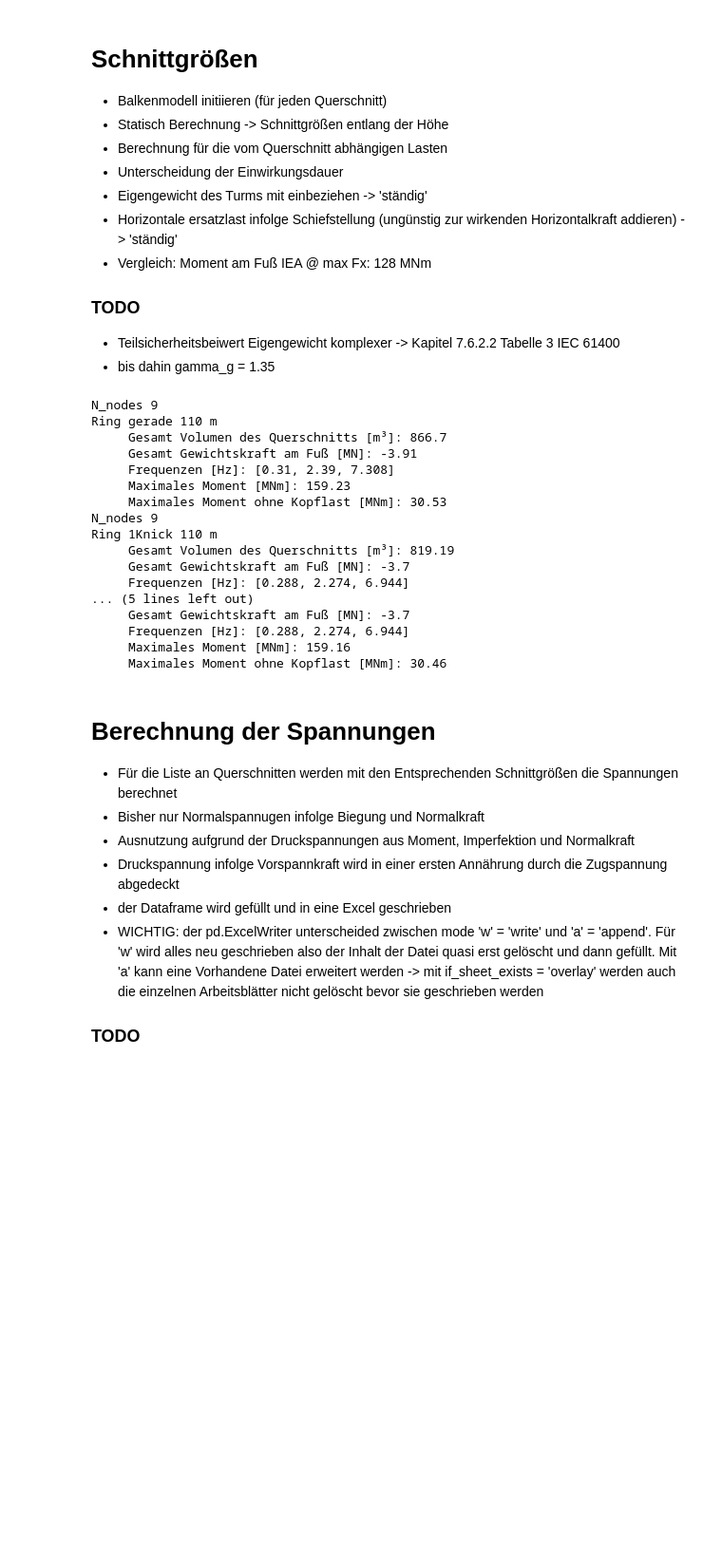
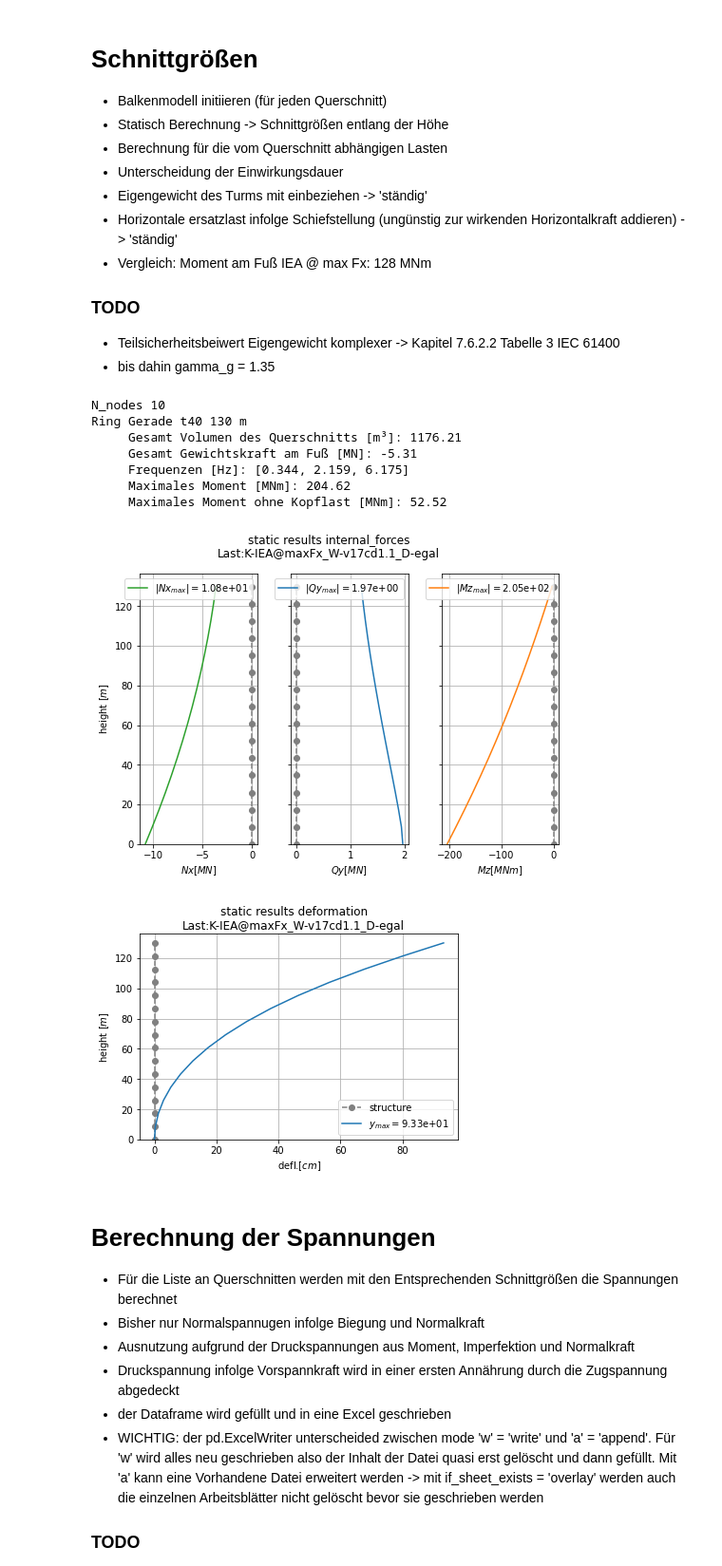
Before and after one commit to JoZimmer/CoupledBeams, a Jupyter notebook: 3DBeam/run_model.ipynb, the cells around one changed output. Shown at 95% size. Saved outputs shown, nothing was run; the diff lists cells and outputs as text; code cells hidden in the pictures; blank space fills up the shorter version.

Commit message:
FE_nodes independent

```diff
--- a/3DBeam/run_model.ipynb
+++ b/3DBeam/run_model.ipynb
@@ -254,5 +249,5 @@ Die Lasten werden/müssen in einer .npy datei gespeichert werden um vom beam gel
 # %%
-kopf_lasten_IEA = {'Fx':1.17E+06,'Fy':4.80E+04, 'Fz':-3.64E+06, 'Mx':5.98E+06, 'My':3.24E+06, 'Mz':2.31E+06}#
+kopf_lasten_IEA = {'Fx':1.17E+06,'Fy':4.80E+04, 'Fz':-3.64E+06, 'Mx':6.81E+06, 'My':3.24E+06, 'Mz':2.31E+06}# NOTE Mx = Mxy
 kopf_lasten_IEA_0 = {'Fx':0,'Fy':0, 'Fz':0, 'Mx':0, 'My':0, 'Mz':0} # als platzhalter um vorhanden Funktionen einfacher verwenden zu können
 kopf_lasten_beam = utils.convert_coordinate_system_and_consider_einwirkungsdauer(kopf_lasten_IEA) # Koordinaten definiton abweichend + gleichzeitig einteilung der Lasten in Einwirkungsdauer
 kopf_lasten_beam_0 = utils.convert_coordinate_system_and_consider_einwirkungsdauer(kopf_lasten_IEA_0) # Koordinaten definiton abweichend
@@ -283,10 +278,12 @@ for querschnitt in querschnitte:
     QS_label = querschnitt.name
     cd = querschnitt.cd
     cp_max = querschnitt.cp_max
-    höhen_z = querschnitt.section_absolute_heights
     nabenhöhe = querschnitt.nabenhöhe
-    d_achse = querschnitt.d_achse
-    n_nodes = querschnitt.n_ebenen
+    section_properties = querschnitt.section_parameters
+
+    n_nodes = parameters['n_elements']+1
+    d_achse = querschnitt.d_achse_FE
+    höhen_z = querschnitt.x_fe
 
     lasten_dict_base = {'Fx':np.zeros(n_nodes), 'Fy':np.zeros(n_nodes), 'Mz':np.zeros(n_nodes)}
 
@@ -306,27 +303,25 @@ for querschnitt in querschnitte:
     knoten_wind_kraft_z = utils.linien_last_to_knoten_last(wind_kraft_z, höhen_z, gamma_q = 1.35) # NOTE gamma_q nach IEC
 
     fleachen_wind_druck_z, z_coords = wind_DIN.flaechen_windkraft(vb=basis_windgeschwindigkeit, category=terrain_kategorie, height=höhen_z, cp_max = cp_max)
-    print ('Sum F_knoten_wind:',QS_label, n_nodes, 'nodes', sum(knoten_wind_kraft_z))
+    #print ('Sum F_knoten_wind:',QS_label, n_nodes, 'nodes', sum(knoten_wind_kraft_z))
     #postprocess.plot_along_height(knoten_wind_kraft_z, z_coords, label='wind_kraft [N]')
 
     lasten_dict_nur_wind = utils.update_lasten_dict(lasten_dict_base, knoten_wind_kraft_z, kopf_lasten_beam_0['egal'])
 
-    lasten_dicts[QS_label][nabenhöhe]['egal']  = utils.update_lasten_dict(lasten_dict_base, knoten_wind_kraft_z, kopf_lasten_beam['egal']) #unabhängig von der Einwirkungsdauer
+    # _____unabhängig von der Einwirkungsdauer
+    lasten_dicts[QS_label][nabenhöhe]['egal']  = utils.update_lasten_dict(lasten_dict_base, knoten_wind_kraft_z, kopf_lasten_beam['egal'])
     # _____Sortiert nach Einwirkungsdauer __________________________
     lasten_dicts[QS_label][nabenhöhe]['kurz'] = utils.update_lasten_dict(lasten_dict_base, knoten_wind_kraft_z, kopf_lasten_beam['kurz'])
     lasten_dicts[QS_label][nabenhöhe]['ständig']  = utils.update_lasten_dict(lasten_dict_base, wind_kraft = None, kopflasten = kopf_lasten_beam['ständig'])
 
     lasten_dicts_lokaleflaeche['kurz']= utils.update_lasten_dict(lasten_dict_base, fleachen_wind_druck_z, kopf_lasten_beam['kurz'])
 
-
-    print(lasten_dicts_lokaleflaeche)
-
     # ____________ LASTEN DATEI GENERIEREN ___________________________
     for dauer in einwirkungsdauer:
         filename = 'K-IEA@maxFx_' + 'W-v' +str(basis_windgeschwindigkeit) + 'cd' + str(cd) + '_D-' + dauer
         lasten_files[QS_label][nabenhöhe][dauer] = utils.generate_lasten_file(n_nodes, lasten_dicts[QS_label][nabenhöhe][dauer], file_base_name=filename)
 
-    if nabenhöhe == 160:
+    if nabenhöhe == 111:
         postprocess.plot_dict_subplots(lasten_dict_nur_wind, höhen_z, title='Windkraft ' + QS_label, unit='kN')
         postprocess.plot_dict_subplots(lasten_dicts[QS_label][nabenhöhe]['egal'], höhen_z, title='Windkraft + Kopflasten gesamt ' + QS_label, unit = 'kN')
 # %% [output]
@@ -365,6 +345,7 @@ Sum F_knoten_wind: Ring Knick mit Übergang 9 nodes 458239.4827555762
 - bis dahin gamma_g = 1.35
 # %%
 schnittgrößen = {}
+volumina = []
 for querschnitt in querschnitte:
     QS_label = querschnitt.name
     nabenhöhe = querschnitt.nabenhöhe
@@ -379,56 +360,58 @@ for querschnitt in querschnitte:
     parameters = utils.add_model_data_from_dict(section_properties, parameters)
 
     beam = BeamModel(parameters, adjust_mass_density_for_total = False, optimize_frequencies_init=False , apply_k_geo=False)
 
     print ('N_nodes', querschnitt.n_ebenen)
     print (QS_label, nabenhöhe, 'm')
     print('     Gesamt Volumen des Querschnitts [m³]:', round(beam.volume,2))
     print ('     Gesamt Gewichtskraft am Fuß [MN]:',round(sum(beam.eigengewicht * GD.UNIT_SCALE['MN']),2))
 
     print ('     Frequenzen [Hz]:', [round(beam.eigenfrequencies[i],3) for i in range(3)])
+    volumina.append(round(beam.volume,2))
 
     gamma_Q = 1.0 # Da lasten schon mit sichterheitsbeiwerten vorliegen
 
     lasten_nach_dauer = {'ständig':{'eigengewicht':True, 'imperfektion':True},
                          'egal':{'eigengewicht':True, 'imperfektion':True},
                          'kurz':{'eigengewicht':False, 'imperfektion':False}}
     for dauer in einwirkungsdauer:
         lasten_file = lasten_files[QS_label][nabenhöhe][dauer]
         lasten_label = os.path.splitext(os.path.basename(lasten_file))[0]
-
-        schnittgrößen[QS_label][nabenhöhe][dauer] = beam.static_analysis_solve(load_vector_file=lasten_file, return_result=True,
+        schnittgrößen[QS_label][nabenhöhe][dauer] = {}
+        # TODO hier das fertig machen
+        schnittgrößen_fe = beam.static_analysis_solve(load_vector_file=lasten_file, return_result=True,
                                                                     add_eigengewicht=lasten_nach_dauer[dauer]['eigengewicht'],
                                                                     add_imperfektion = lasten_nach_dauer[dauer]['imperfektion'],
                                                                     gamma_g=1.35)
-
-    schnittgrößen[QS_label][nabenhöhe]['egal']['a'] = np.array([kopf_lasten_IEA['Mz']]*n_nodes)
+        for key in schnittgrößen_fe:
+            schnittgrößen[QS_label][nabenhöhe][dauer][key] = utils.interpolate(z_soll = querschnitt.section_absolute_heights,
+                                                                                z_ist=beam.nodal_coordinates['x0'],
+                                                                                werte = schnittgrößen_fe[key])
+    # Annahme Torsion Konstant nur aus Kopflast
+    schnittgrößen[QS_label][nabenhöhe]['egal']['a'] = np.array([kopf_lasten_IEA['Mz']]*querschnitt.n_ebenen)
+    schnittgrößen[QS_label][nabenhöhe]['kurz']['a'] = np.array([kopf_lasten_IEA['Mz']]*querschnitt.n_ebenen)
 
     print ('     Maximales Moment [MNm]:', round(max(abs(schnittgrößen[QS_label][nabenhöhe]['egal']['g'])) * utils.unit_conversion('Nm', 'MNm'),2))
     print ('     Maximales Moment ohne Kopflast [MNm]:', round((max(abs(schnittgrößen[QS_label][nabenhöhe]['egal']['g'])) - kopf_lasten_IEA['Fx']*nabenhöhe) * utils.unit_conversion('Nm', 'MNm'),2))
 
     # Wenn was geplotet werden soll hier mit if angeben für welchen querschnitt aus der liste oder einfach ohne if dann für alle
-    if nabenhöhe == 11:
+    plot_sgr = True
+    if plot_sgr:
         postprocess.plot_static_result_forces(beam, 'internal_forces', ['x','y','g'], unit='MN', title_suffix='Last:' + lasten_label, figsize_scale = 1.1)
         postprocess.plot_static_result(beam, 'deformation', ['y'], unit='cm',title_suffix='Last:' + lasten_label,)
-        postprocess.plot_static_result(beam, 'deformation', ['g'], unit='cm',title_suffix='Last:' + lasten_label,)
+        #postprocess.plot_static_result(beam, 'deformation', ['g'], unit='cm',title_suffix='Last:' + lasten_label,)
+
+grund_parameter_df['Volumen [m³]'] = volumina
 # %% [output]
-N_nodes 9
-Ring gerade 110 m
-     Gesamt Volumen des Querschnitts [m³]: 866.7
-     Gesamt Gewichtskraft am Fuß [MN]: -3.91
-     Frequenzen [Hz]: [0.31, 2.39, 7.308]
-     Maximales Moment [MNm]: 159.23
-     Maximales Moment ohne Kopflast [MNm]: 30.53
-N_nodes 9
-Ring 1Knick 110 m
-     Gesamt Volumen des Querschnitts [m³]: 819.19
-     Gesamt Gewichtskraft am Fuß [MN]: -3.7
-     Frequenzen [Hz]: [0.288, 2.274, 6.944]
-... (5 lines left out)
-     Gesamt Gewichtskraft am Fuß [MN]: -3.7
-     Frequenzen [Hz]: [0.288, 2.274, 6.944]
-     Maximales Moment [MNm]: 159.16
-     Maximales Moment ohne Kopflast [MNm]: 30.46
+N_nodes 10
+Ring Gerade t40 130 m
+     Gesamt Volumen des Querschnitts [m³]: 1176.21
+     Gesamt Gewichtskraft am Fuß [MN]: -5.31
+     Frequenzen [Hz]: [0.344, 2.159, 6.175]
+     Maximales Moment [MNm]: 204.62
+     Maximales Moment ohne Kopflast [MNm]: 52.52
+[figure, added]
+[figure, added]
 # %% [markdown]
 # Berechnung der Spannungen
 
```
Also changed, not shown: parts of 7 cells of this notebook, 19 other files.
